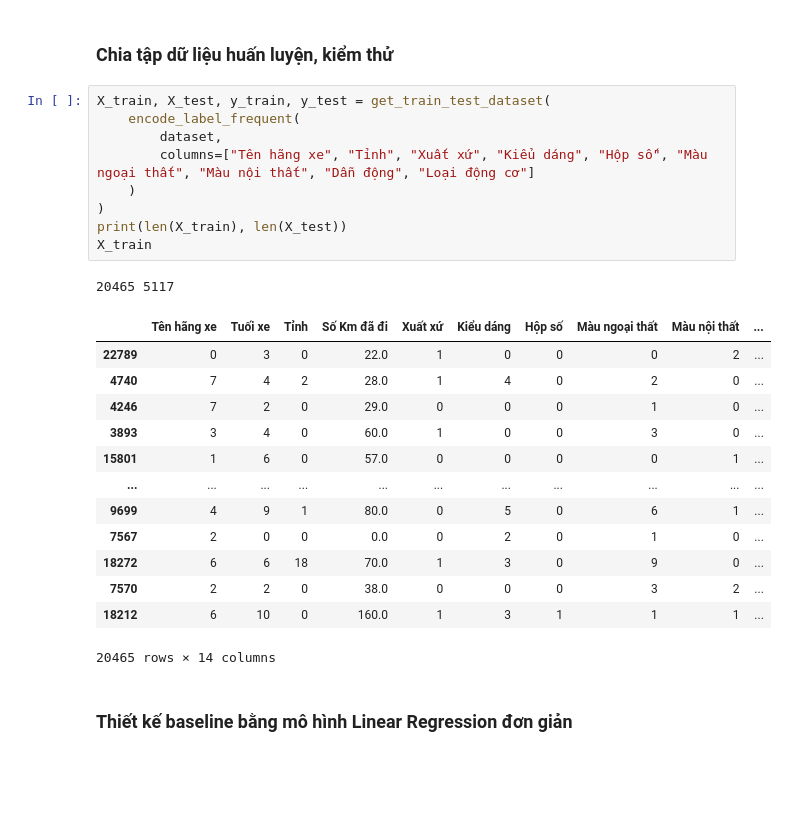
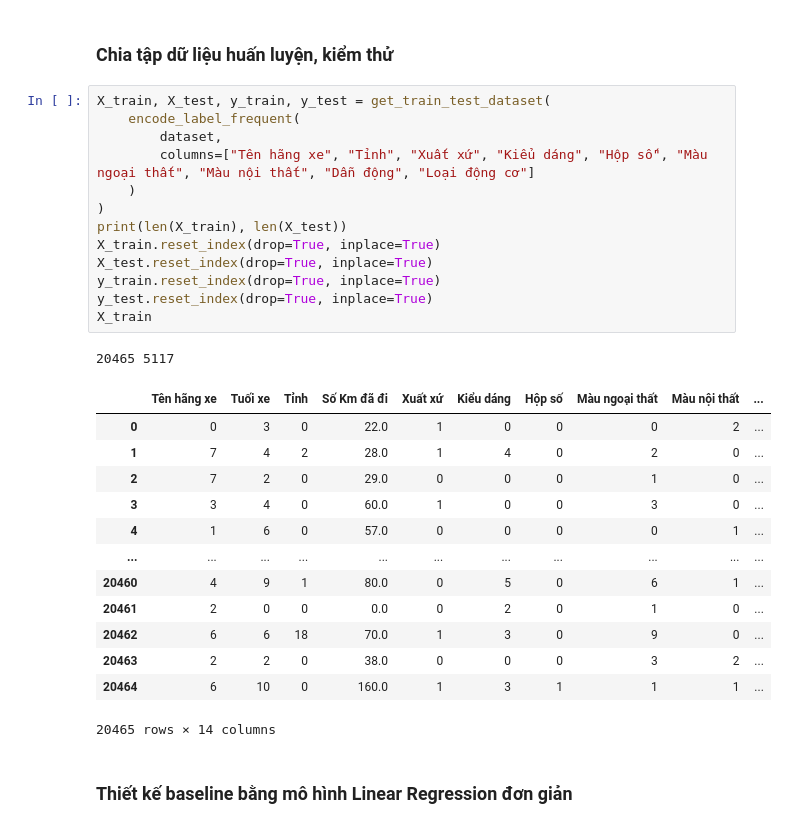
Before and after one commit to quangster/ML-project, a Jupyter notebook: train_model.ipynb, the cells around one changed output. Drawn from its saved outputs; the diff is of its cells as text; blank space fills up the shorter version.

```diff
--- a/train_model.ipynb
+++ b/train_model.ipynb
@@ -94,26 +96,30 @@ plt.show()
 # %%
 X_train, X_test, y_train, y_test = get_train_test_dataset(
     encode_label_frequent(
         dataset,
         columns=["Tên hãng xe", "Tỉnh", "Xuất xứ", "Kiểu dáng", "Hộp số", "Màu ngoại thất", "Màu nội thất", "Dẫn động", "Loại động cơ"]
     )
 )
 print(len(X_train), len(X_test))
+X_train.reset_index(drop=True, inplace=True)
+X_test.reset_index(drop=True, inplace=True)
+y_train.reset_index(drop=True, inplace=True)
+y_test.reset_index(drop=True, inplace=True)
 X_train
 # %% [output]
 20465 5117
 |  | Tên hãng xe | Tuối xe | Tỉnh | Số Km đã đi | Xuất xứ | Kiểu dáng | Hộp số | Màu ngoại thất | Màu nội thất | ... |
-| 22789 | 0 | 3 | 0 | 22.0 | 1 | 0 | 0 | 0 | 2 | ... |
-| 4740 | 7 | 4 | 2 | 28.0 | 1 | 4 | 0 | 2 | 0 | ... |
-| 4246 | 7 | 2 | 0 | 29.0 | 0 | 0 | 0 | 1 | 0 | ... |
-| 3893 | 3 | 4 | 0 | 60.0 | 1 | 0 | 0 | 3 | 0 | ... |
-| 15801 | 1 | 6 | 0 | 57.0 | 0 | 0 | 0 | 0 | 1 | ... |
+| 0 | 0 | 3 | 0 | 22.0 | 1 | 0 | 0 | 0 | 2 | ... |
+| 1 | 7 | 4 | 2 | 28.0 | 1 | 4 | 0 | 2 | 0 | ... |
+| 2 | 7 | 2 | 0 | 29.0 | 0 | 0 | 0 | 1 | 0 | ... |
+| 3 | 3 | 4 | 0 | 60.0 | 1 | 0 | 0 | 3 | 0 | ... |
+| 4 | 1 | 6 | 0 | 57.0 | 0 | 0 | 0 | 0 | 1 | ... |
 | ... | ... | ... | ... | ... | ... | ... | ... | ... | ... | ... |
-| 9699 | 4 | 9 | 1 | 80.0 | 0 | 5 | 0 | 6 | 1 | ... |
-| 7567 | 2 | 0 | 0 | 0.0 | 0 | 2 | 0 | 1 | 0 | ... |
-| 18272 | 6 | 6 | 18 | 70.0 | 1 | 3 | 0 | 9 | 0 | ... |
-| 7570 | 2 | 2 | 0 | 38.0 | 0 | 0 | 0 | 3 | 2 | ... |
-| 18212 | 6 | 10 | 0 | 160.0 | 1 | 3 | 1 | 1 | 1 | ... |
+| 20460 | 4 | 9 | 1 | 80.0 | 0 | 5 | 0 | 6 | 1 | ... |
+| 20461 | 2 | 0 | 0 | 0.0 | 0 | 2 | 0 | 1 | 0 | ... |
+| 20462 | 6 | 6 | 18 | 70.0 | 1 | 3 | 0 | 9 | 0 | ... |
+| 20463 | 2 | 2 | 0 | 38.0 | 0 | 0 | 0 | 3 | 2 | ... |
+| 20464 | 6 | 10 | 0 | 160.0 | 1 | 3 | 1 | 1 | 1 | ... |
 20465 rows × 14 columns
 # %% [markdown]
 ### Thiết kế baseline bằng mô hình Linear Regression đơn giản
```
Also changed, not shown: parts of 19 cells of this notebook.
